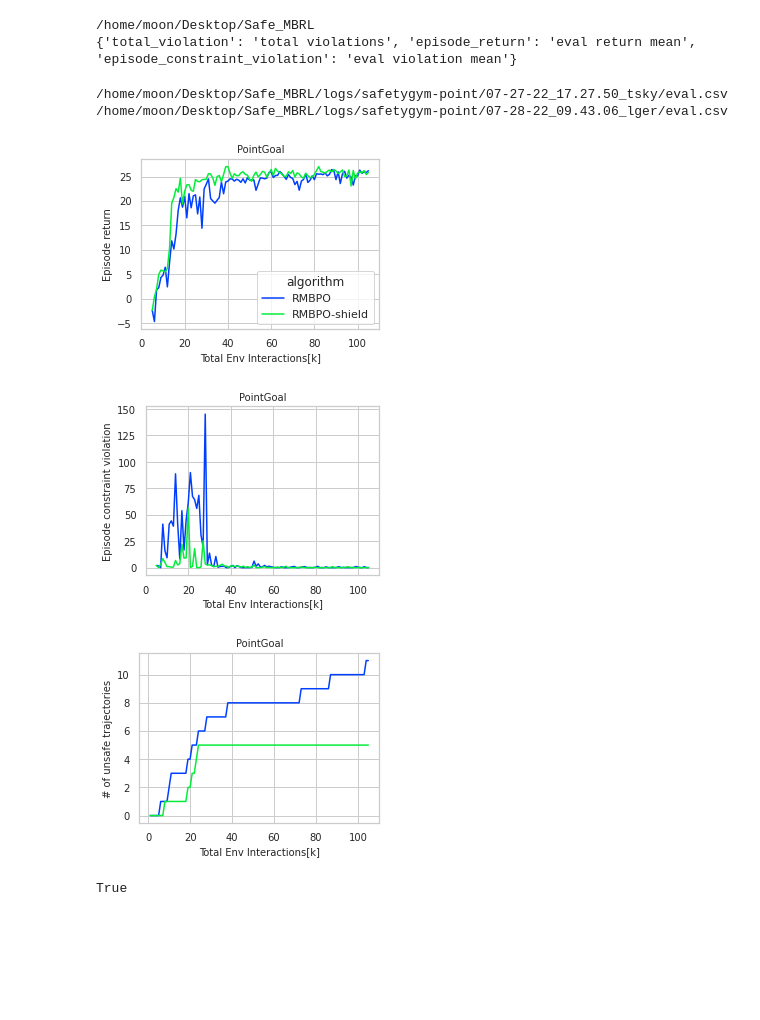
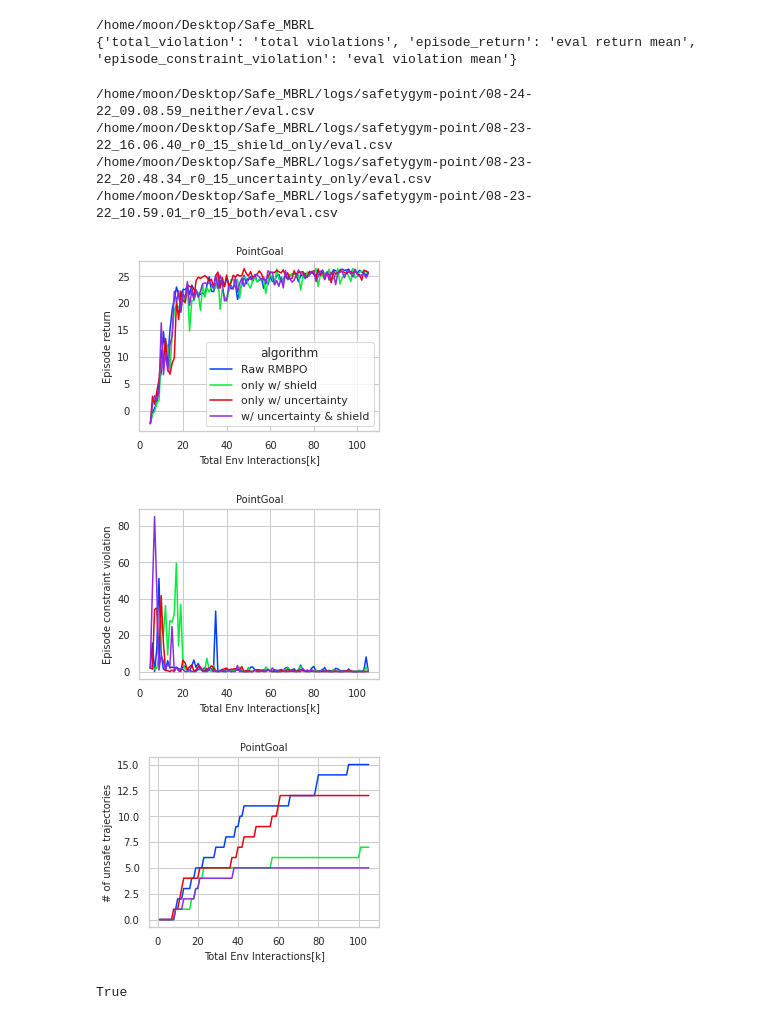
Before and after one commit to ManUtdMoon/Distributional-Reachability-Policy-Optimization, a Jupyter notebook: src/viz_curves.ipynb, the cells around one changed output. Drawn from its saved outputs; the diff is of its cells as text; code cells hidden in the pictures; blank space fills up the shorter version.

Commit message:
confirm rmbpo params and sg configs

```diff
--- a/src/viz_curves.ipynb
+++ b/src/viz_curves.ipynb
@@ -65,7 +65,7 @@ ylim_dict = {
     }
 }
 
-txt_store_alg_list = ['RMBPO', 'RMBPO-shield']
+txt_store_alg_list = ['Raw RMBPO', 'only w/ shield', 'only w/ uncertainty', 'w/ uncertainty & shield']
 
 def is_eval_metric(metric: str):
     return metric.startswith('episode')
@@ -95,19 +95,32 @@ RESULTS_DIR = {
     },
 
     'safetygym-point': {
-        'RMBPO': [
-            '07-27-22_17.27.50_tsky',
+        'Raw RMBPO': [
+            '08-24-22_09.08.59_neither'
         ],
-        'RMBPO-shield': [
-            '07-28-22_09.43.06_lger',
+        'only w/ shield': [
+            '08-23-22_16.06.40_r0_15_shield_only'
+        ],
+        'only w/ uncertainty': [
+            '08-23-22_20.48.34_r0_15_uncertainty_only'
+        ],
+        'w/ uncertainty & shield': [
+            '08-23-22_10.59.01_r0_15_both'
         ]
     },
 
     'quadrotor': {
-        'RMBPO': [
-            '07-09-22_10.10.46_owzq',
-            '07-09-22_00.33.26_kzfr',
-            '07-08-22_22.43.27_wlxj'
+        'Raw RMBPO': [
+            '07-04-22_13.39.40_model-sample'
+        ],
+        'only w/ shield': [
+            '07-05-22_18.16.43_shield'
+        ],
+        'only w/ uncertainty': [
+            '07-07-22_15.09.38_distr_good'
+        ],
+        'w/ uncertainty & shield': [
+            '07-09-22_00.33.26_both'
         ]
     }
 }
@@ -116,7 +129,7 @@ RESULTS_DIR = {
 
 def help_func():
     tag2plot = ['episode_return', 'episode_constraint_violation', 'total_violation']
-    alg_list = ['RMBPO', 'RMBPO-shield']
+    alg_list = ['Raw RMBPO', 'only w/ shield', 'only w/ uncertainty', 'w/ uncertainty & shield']
     result_dir = PROJ_DIR / 'logs'
     return tag2plot, alg_list, result_dir
 
@@ -188,38 +201,40 @@ def plot_eval_results_of_all_alg_n_runs(task):
                     eval_list[0]
 
     for i, tag in enumerate(tag2plot):
         figsize = (4, 3)
         plt.figure(figsize=figsize)  # figsize=figsize
         ax1 = plt.axes()  # f1.add_axes(axes_size)
         sns.lineplot(
             x="steps sampled",
             y=tag,
             hue="algorithm",
             data=total_eval_df if is_eval_metric(tag) else total_train_df,
         )
 
         ax1.set_ylabel(tag_name_dict[tag], fontsize=fontsize)
         ax1.set_xlabel("Total Env Interactions[k]", fontsize=fontsize)
         handles, labels = ax1.get_legend_handles_labels()
         if i != 0:
             ax1.get_legend().remove()
 
         plt.yticks(fontsize=fontsize)
         plt.xticks(fontsize=fontsize)
         plt.tight_layout(pad=0.5)
         plt.title(env_name_dict[task], fontsize=fontsize)
 
         plt.show()
 
 
 plot_eval_results_of_all_alg_n_runs('safetygym-point')
 #
 # %% [output]
-/home/moon/Desktop/Safe_MBRL/logs/safetygym-point/07-27-22_17.27.50_tsky/eval.csv
-/home/moon/Desktop/Safe_MBRL/logs/safetygym-point/07-28-22_09.43.06_lger/eval.csv
+/home/moon/Desktop/Safe_MBRL/logs/safetygym-point/08-24-22_09.08.59_neither/eval.csv
+/home/moon/Desktop/Safe_MBRL/logs/safetygym-point/08-23-22_16.06.40_r0_15_shield_only/eval.csv
+/home/moon/Desktop/Safe_MBRL/logs/safetygym-point/08-23-22_20.48.34_r0_15_uncertainty_only/eval.csv
+/home/moon/Desktop/Safe_MBRL/logs/safetygym-point/08-23-22_10.59.01_r0_15_both/eval.csv
-[figure, old version]
+[figure, new version]
-[figure, old version]
+[figure, new version]
-[figure, old version]
+[figure, new version]
 # %%
 is_eval_metric('episode_return')
 # %% [output]
```
Also changed, not shown: 7 other files.
